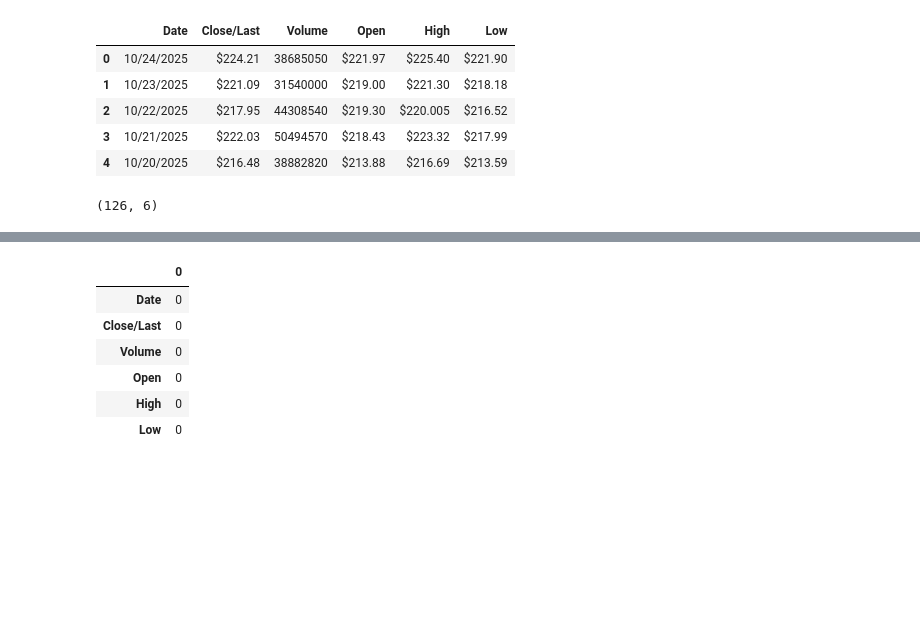
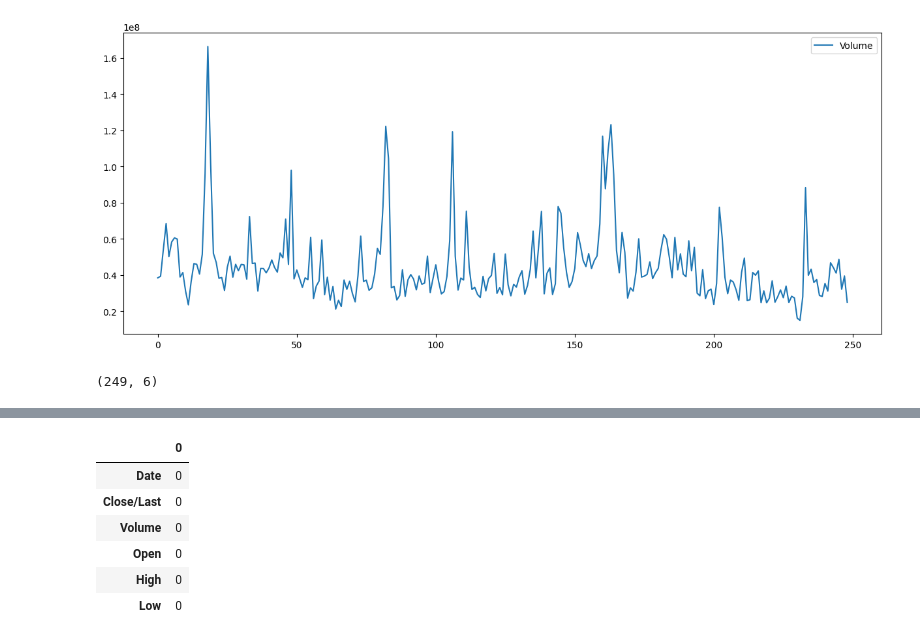
Before and after one commit to meghana2343/Data-Science-Project, a Jupyter notebook: stockprediction.ipynb, the cells around one changed output, grey strips where cells are left out. Saved outputs shown, nothing was run; the diff lists cells and outputs as text; code cells hidden in the pictures; blank space fills up the shorter version.

```diff
--- a/stockprediction.ipynb
+++ b/stockprediction.ipynb
@@ -17,14 +28,11 @@ from tensorflow.keras.callbacks import EarlyStopping
 # %%
-dataset=pd.read_csv('HistoricalData_1761495123702.csv')
-dataset.head()
+dataset = pd.read_csv("finaldataset.csv")
+dataset.head(10)
+dataset.plot(figsize=(15, 6))
+plt.savefig('plot.png')
 # %% [output]
-|  | Date | Close/Last | Volume | Open | High | Low |
-| 0 | 10/24/2025 | $224.21 | 38685050 | $221.97 | $225.40 | $221.90 |
-| 1 | 10/23/2025 | $221.09 | 31540000 | $219.00 | $221.30 | $218.18 |
-| 2 | 10/22/2025 | $217.95 | 44308540 | $219.30 | $220.005 | $216.52 |
-| 3 | 10/21/2025 | $222.03 | 50494570 | $218.43 | $223.32 | $217.99 |
-| 4 | 10/20/2025 | $216.48 | 38882820 | $213.88 | $216.69 | $213.59 |
+[figure, added]
 # %%
 dataset.shape
 # %% [output]
-(126, 6)
+(249, 6)
```
Also changed, not shown: parts of 94 cells of this notebook.
